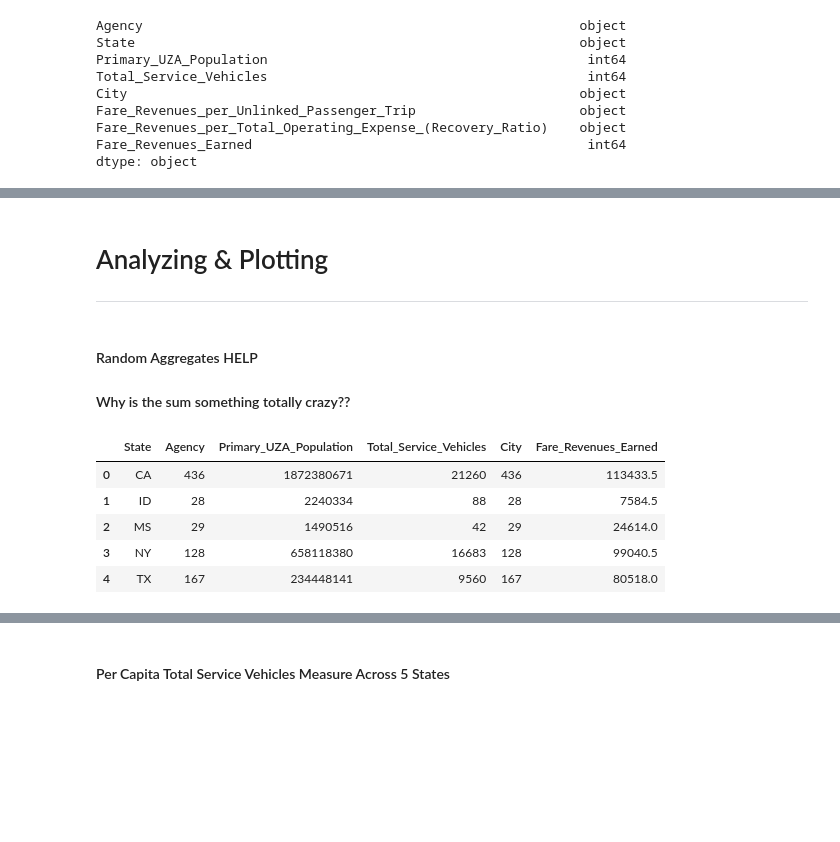
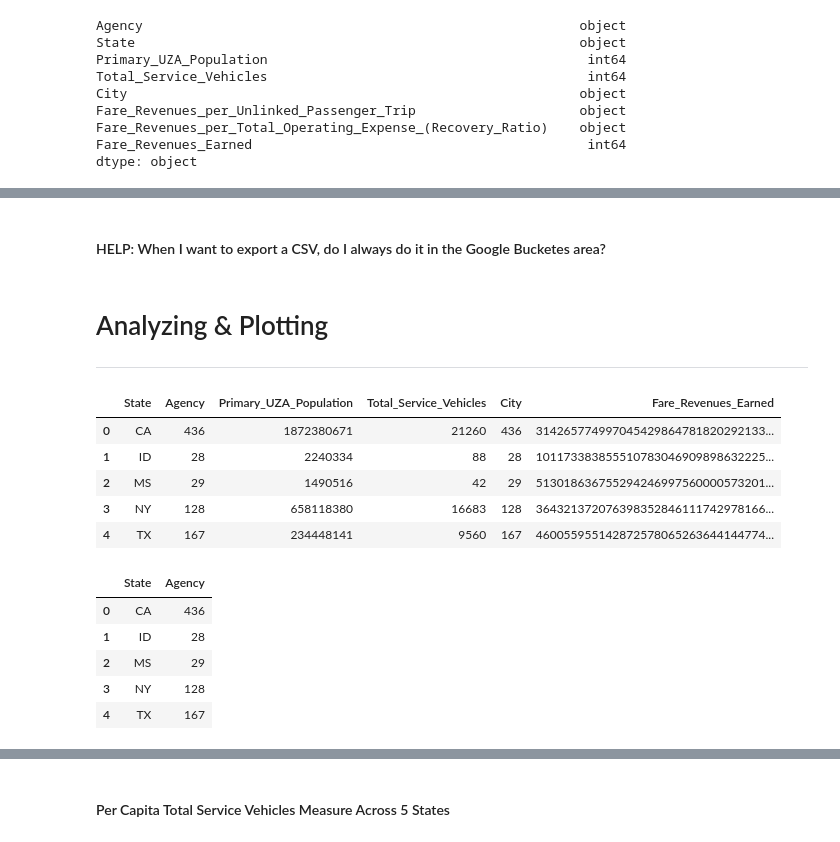
Before and after one commit to vevetron/data-analyses-test-lfs-wipe, a Jupyter notebook: Exercise2_AH.ipynb, the cells around one changed output, grey strips where cells are left out. Cells and saved outputs as stored; diff of their text form; code cells hidden in the pictures; blank space fills up the shorter version.

```diff
--- a/Exercise2_AH.ipynb
+++ b/Exercise2_AH.ipynb
@@ -207,3 +189,5 @@ merge1.head(2)
 |  | Agency | State | Primary_UZA_Population | Total_Service_Vehicles | City | Fare_Revenues_per_Unlinked_Passen... | ... |
 | 0 | MTA New York City Transit | NY | 18351295 | 2297 | New York | 1.34 | ... |
 | 1 | MTA New York City Transit | NY | 18351295 | 2297 | New York | 6.66 | ... |
+# %% [markdown]
+#### HELP: When I want to export a CSV, do I always do it in the Google Bucketes area?
@@ -210,18 +196,25 @@ merge1.head(2)
 # %% [markdown]
 # Analyzing & Plotting
 ---
-# %% [markdown]
-#### Random Aggregates HELP
-#### Why is the sum something totally crazy??
 # %%
 analysis = merge1.groupby(['State']).agg({'Agency':'count', 'Primary_UZA_Population': 'sum',
                                                  'Total_Service_Vehicles':'sum','City': 'count',
-                                         'Fare_Revenues_Earned': 'median'}).reset_index()
+                                         'Fare_Revenues_Earned': 'sum'}).reset_index()
 analysis.head()
 # %% [output]
 |  | State | Agency | Primary_UZA_Population | Total_Service_Vehicles | City | Fare_Revenues_Earned |
-| 0 | CA | 436 | 1872380671 | 21260 | 436 | 113433.5 |
-| 1 | ID | 28 | 2240334 | 88 | 28 | 7584.5 |
-| 2 | MS | 29 | 1490516 | 42 | 29 | 24614.0 |
-| 3 | NY | 128 | 658118380 | 16683 | 128 | 99040.5 |
-| 4 | TX | 167 | 234448141 | 9560 | 167 | 80518.0 |
+| 0 | CA | 436 | 1872380671 | 21260 | 436 | 314265774997045429864781820292133... |
+| 1 | ID | 28 | 2240334 | 88 | 28 | 101173383855510783046909898632225... |
+| 2 | MS | 29 | 1490516 | 42 | 29 | 513018636755294246997560000573201... |
+| 3 | NY | 128 | 658118380 | 16683 | 128 | 364321372076398352846111742978166... |
+| 4 | TX | 167 | 234448141 | 9560 | 167 | 460055955142872578065263644144774... |
+# %%
+agencies = merge1.groupby(['State']).agg({'Agency':'count'}).reset_index()
+agencies
+# %% [output]
+|  | State | Agency |
+| 0 | CA | 436 |
+| 1 | ID | 28 |
+| 2 | MS | 29 |
+| 3 | NY | 128 |
+| 4 | TX | 167 |
```
Also changed, not shown: parts of 14 cells of this notebook.
